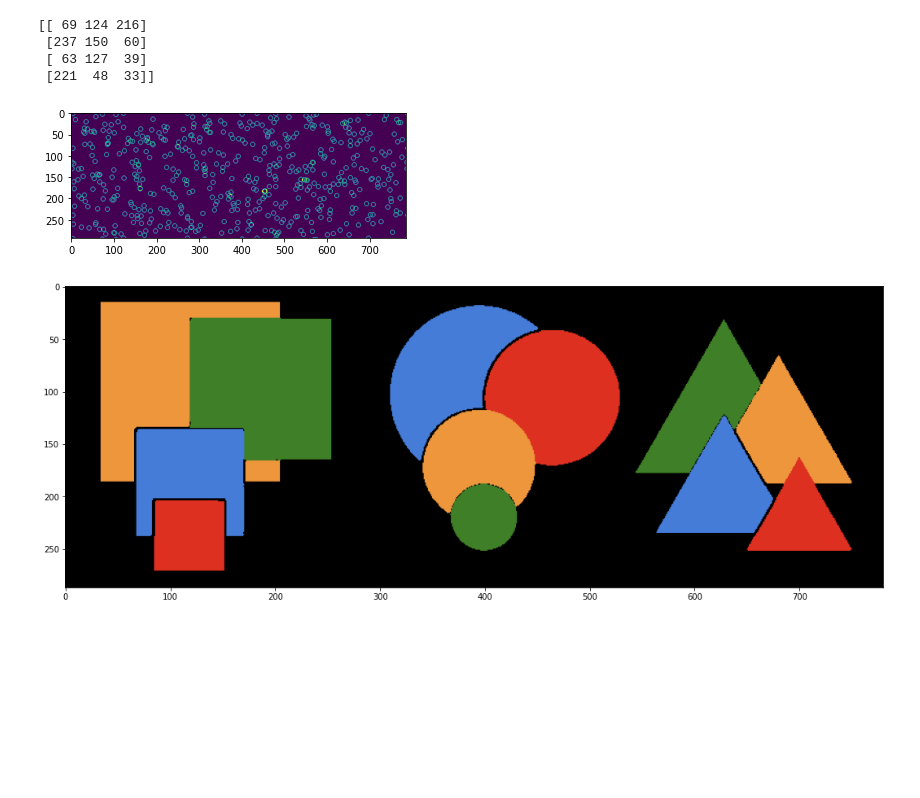
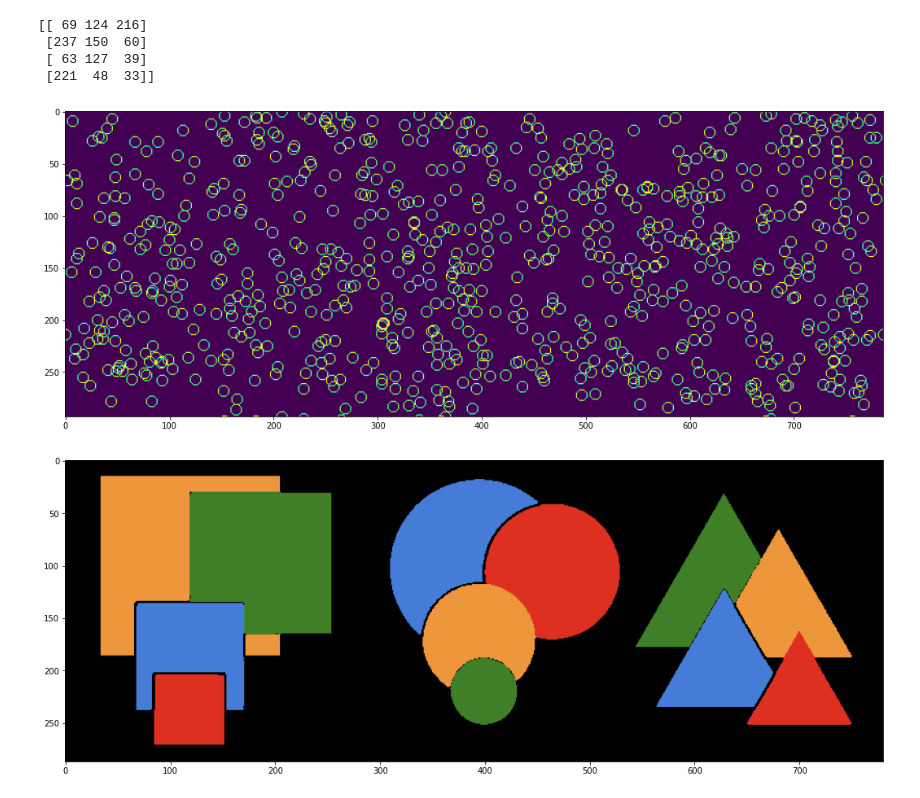
Before and after one commit to ChristopherMoralesA/Tarea-2-Vision, a Jupyter notebook: Notebook-tarea-2.ipynb, the cells around one changed output. Drawn from its saved outputs; the diff is of its cells as text; code cells hidden in the pictures; blank space fills up the shorter version.

```diff
--- a/Notebook-tarea-2.ipynb
+++ b/Notebook-tarea-2.ipynb
@@ -136,23 +143,24 @@ def region_growth(seed,img,out_img,visitado):
 # %%
 #Generacion de semillas
 
 def generate_seeds():
     seeds = np.zeros((N_SEEDS,2), dtype=np.uint16)
     for i in range(N_SEEDS):
         seeds[i][0] = np.random.randint(0,shape[1])
         seeds[i][1] = np.random.randint(0,shape[0])
     return seeds
 
 SEEDS=generate_seeds()
 
 seeds_img = np.zeros((shape[0]+6,shape[1]+6), dtype=np.uint8)
 for seed in SEEDS:
     rr, cc = circle_perimeter(np.uint16(seed[1]), np.uint16(seed[0]), 5)
     seeds_img[rr,cc] = 1
+plt.figure(figsize = (18,24))
 plt.imshow(seeds_img)
 plt.show()
 # %% [output]
-[figure, old version]
+[figure, new version]
 # %%
 #Segmentacion por color
 
```
Also changed, not shown: parts of 13 cells of this notebook.
